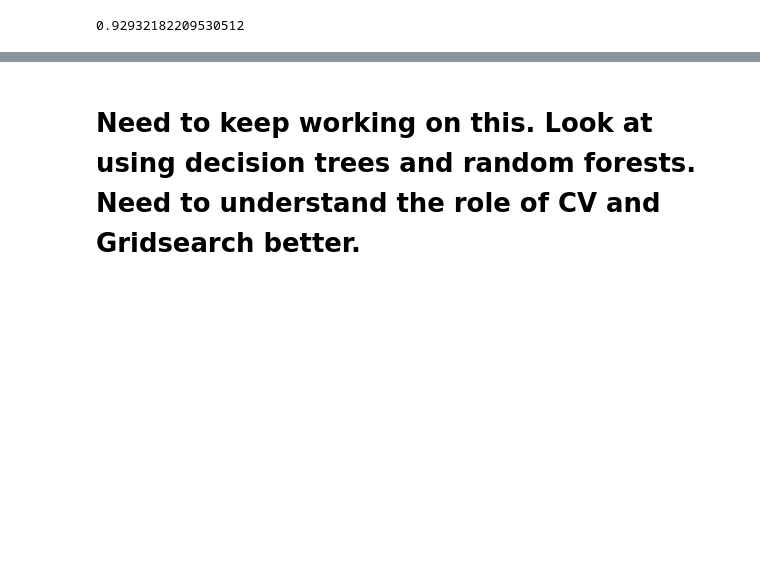
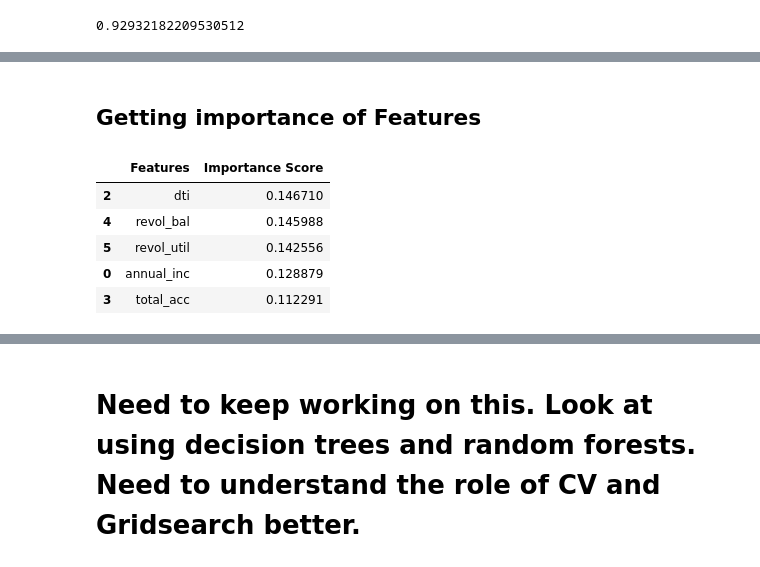
Before and after one commit to lfvelez93/ds-homework, a Jupyter notebook: Clean Analysis #1.ipynb, the cells around one changed output, grey strips where cells are left out. Cells and saved outputs as stored; diff of their text form; code cells hidden in the pictures; blank space fills up the shorter version.

```diff
--- a/Clean Analysis #1.ipynb
+++ b/Clean Analysis #1.ipynb
@@ -126,12 +126,6 @@ Late (31-120 days)      BAD;
 In Grace Period         GOOD;
 Late (16-30 days)       GOOD;
 Default                  BAD;
-# %%
-def master_class(row):
-    if row['loan_status'] == 'Current' or row['loan_status'] == 'Fully Paid'or row['loan_status'] == 'In Grace Period'or row['loan_status'] == 'Late (16-30 days)':
-        return "GOOD"
-    else:
-        return "BAD"
 # %%
 ##applying the master_class function
 df2['Master_Status'] = df2.apply(master_class, axis=1)
@@ -197,0 +256,9 @@ lm3.score(feature_set, df2['Master_Status'])
+# %%
+######CREATING DUMMY VARIABLES FOR THE CATEGORICAL VARIABLES, IN ORDER TO PUT IN RANDOM FOREST/DECISION TREES
+df2 = df2.join(pd.get_dummies(df2['grade']))
+df2 = df2.join(pd.get_dummies(df2['sub_grade']))
+df2 = df2.join(pd.get_dummies(df2['home_ownership'])).drop("ANY", axis=1)
+df2 = df2.join(pd.get_dummies(df2['pymnt_plan']))
+df2 = df2.join(pd.get_dummies(df2['emp_length']))
+df2.drop(["grade", "sub_grade",'home_ownership','pymnt_plan','emp_length'], axis=1, inplace=True)
+##########################################################################################################
@@ -197,0 +364,9 @@ lm3.score(feature_set, df2['Master_Status'])
+# %%
+from sklearn.ensemble import RandomForestClassifier
+
+model = RandomForestClassifier(n_estimators = 20)
+X = df2.drop(['Master_Status','loan_status'],axis=1)
+y = df2['Master_Status']
+model.fit(X, y)
+scores = cross_val_score(model, X, y, scoring='roc_auc', cv=5)
+print('CV AUC {}, Average AUC {}'.format(scores, scores.mean()))
@@ -197,0 +377,7 @@ lm3.score(feature_set, df2['Master_Status'])
+# %%
+scores = cross_val_score(model, X, y, scoring='roc_auc')
+print('CV AUC {}, Average AUC {}'.format(scores, scores.mean()))
+for n_trees in range(1, 100, 10):
+    model = RandomForestClassifier(n_estimators = n_trees)
+    scores = cross_val_score(model, X, y, scoring='roc_auc', cv=5)
+    print('n trees: {}, CV AUC {}, Average AUC {}'.format(n_trees, scores, scores.mean()))
@@ -197,0 +396,17 @@ lm3.score(feature_set, df2['Master_Status'])
+# %% [markdown]
+## Getting importance of Features
+# %%
+features = X.columns
+feature_importances = model.feature_importances_
+
+features_df = pd.DataFrame({'Features': features, 'Importance Score': feature_importances})
+features_df.sort_values('Importance Score', inplace=True, ascending=False)
+
+features_df.head()
+# %% [output]
+|  | Features | Importance Score |
+| 2 | dti | 0.146710 |
+| 4 | revol_bal | 0.145988 |
+| 5 | revol_util | 0.142556 |
+| 0 | annual_inc | 0.128879 |
+| 3 | total_acc | 0.112291 |
```
Also changed, not shown: parts of 37 cells of this notebook.
